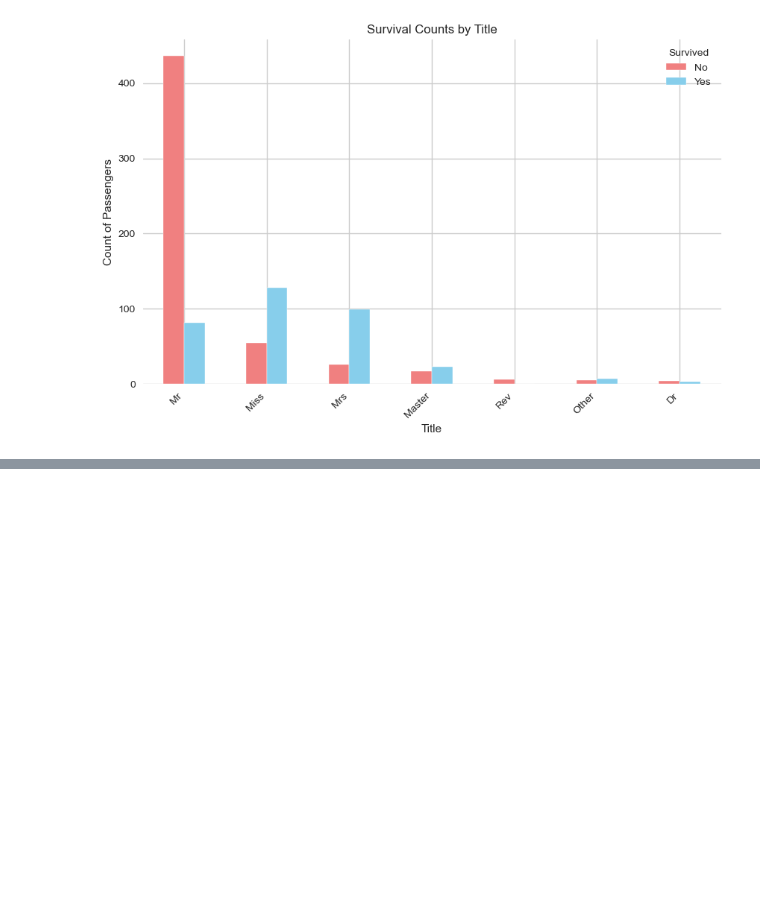
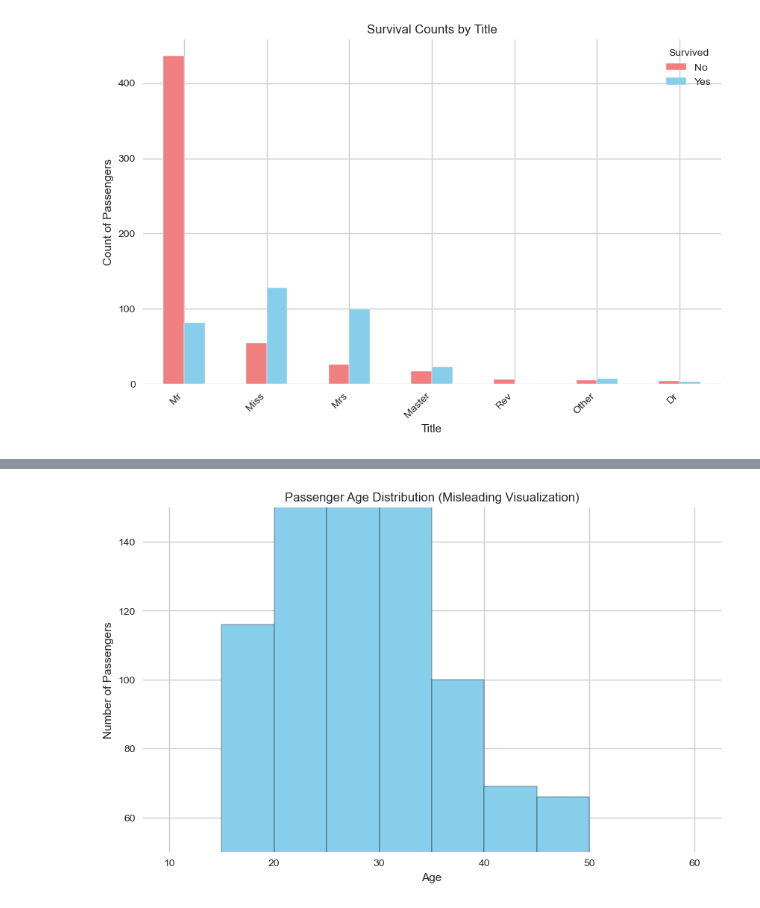
Before and after one commit to aidan-kleinman-2026/DATA6550-Visualization, a Jupyter notebook: Code/Kleinman/Data_Visualization.ipynb, the cells around one changed output, grey strips where cells are left out. Saved outputs shown, nothing was run; the diff lists cells and outputs as text; code cells hidden in the pictures; blank space fills up the shorter version.

```diff
--- a/Code/Kleinman/Data_Visualization.ipynb
+++ b/Code/Kleinman/Data_Visualization.ipynb
@@ -146,0 +200,24 @@ plt.show()
+# %%
+#Code Block 8
+import matplotlib.pyplot as plt
+
+# Cherry-pick data: Exclude passengers under 10 or over 60
+df_cherry_picked = df_combined[(df_combined['Age'] >= 10) & (df_combined['Age'] <= 60)]
+
+# Create a histogram with a truncated Y-axis
+plt.figure(figsize=(10, 6))
+plt.hist(df_cherry_picked['Age'], bins=10, color='skyblue', edgecolor='black')
+
+# Truncate the Y-axis to exaggerate differences
+plt.ylim(50, 150)  # Start Y-axis at 50 instead of 0
+
+# Add misleading title and labels
+plt.title("Passenger Age Distribution (Misleading Visualization)")
+plt.xlabel("Age")
+plt.ylabel("Number of Passengers")
+
+# Save the misleading visualization
+plt.savefig("../../Analysis/misleading/passenger_age_distribution_truncated.png")
+plt.show()
+# %% [output]
+[figure, added]
```
Also changed, not shown: parts of 9 cells of this notebook, 4 other files.
